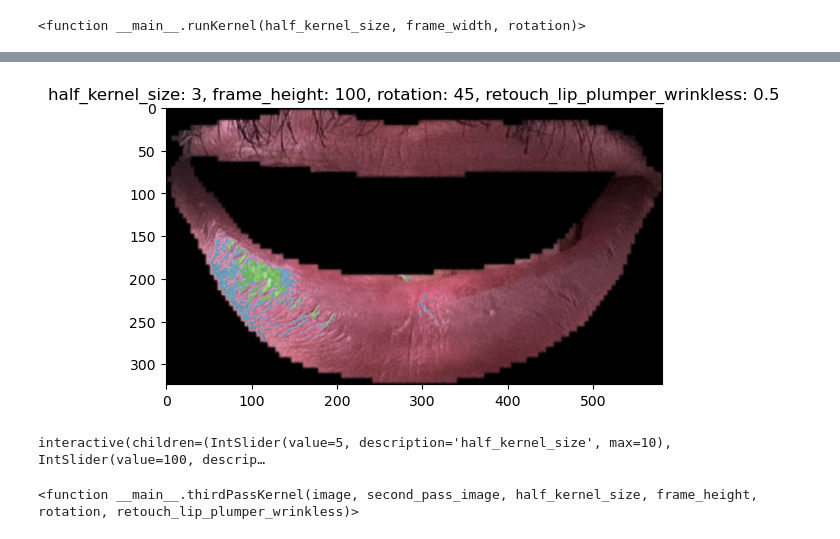
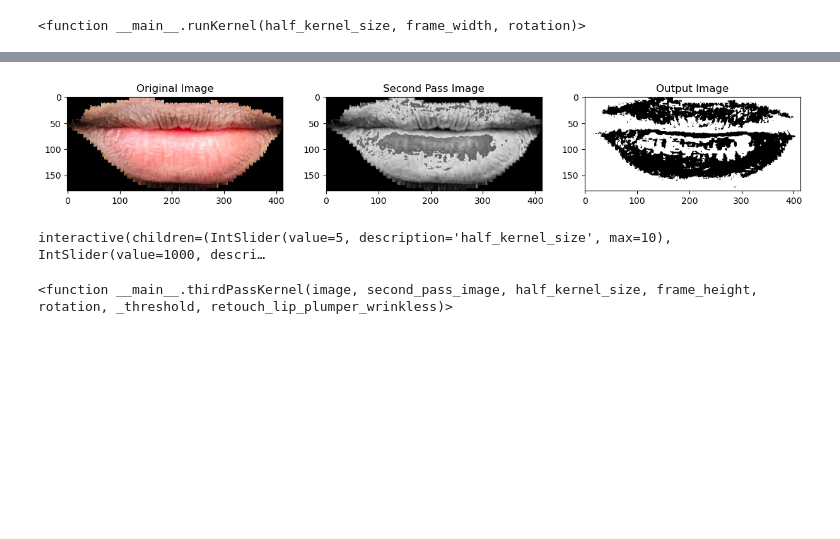
Before and after one commit to toufique-imam/blur-Detection-Haar-Wavelet, a Jupyter notebook: glsl/morph/test.ipynb, the cells around one changed output, grey strips where cells are left out. Saved outputs shown, nothing was run; the diff lists cells and outputs as text; code cells hidden in the pictures; blank space fills up the shorter version.

```diff
--- a/glsl/morph/test.ipynb
+++ b/glsl/morph/test.ipynb
@@ -61,7 +68,7 @@ def runKernel(half_kernel_size, frame_width, rotation):
                 gray = 0.299 * color[0] + 0.587 * color[1] + 0.114 * color[2]
                 max_of_y = max(gray, max_of_y)
                 min_of_y = min(gray, min_of_y)
-            outputImage[i, j] = [max_of_y, min_of_y, 0]
+            outputImage[i, j] = [min_of_y, max_of_y, 0]
     plt.imshow(outputImage[:, :, 0], cmap='gray')
     plt.title('half_kernel_size: {}, frame_width: {}, rotation: {}'.format(half_kernel_size, frame_width, rotation))
     # plt.imshow(outputImage)
@@ -147,9 +154,16 @@ def secondPassKernel(
             src_ycbcr[2] = avg_of_cr
             wrinkless_rgb = np.dot(YCbCrToRGB, src_ycbcr)
             outputImage[i, j] = wrinkless_rgb
-    plt.imshow(outputImage)
-    plt.title('half_kernel_size: {}, frame_width: {}, rotation: {}'.format(half_kernel_size, frame_width, rotation))
-    plt.show()
+
+    # show image and outputImage
+    fig, ax = plt.subplots(1, 2, figsize=(10, 5))
+    ax[0].imshow(image)
+    ax[0].set_title('Original Image')
+    ax[1].imshow(outputImage)
+    ax[1].set_title('Wrinkless Image')
+
+
+
     return outputImage
 # %%
 second_pass_image = secondPassKernel(image, first_pass_image, 3, 100, 45)
@@ -162,6 +176,7 @@ def thirdPassKernel(
     half_kernel_size,
     frame_height,
     rotation,
+    _threshold,
     retouch_lip_plumper_wrinkless):
 
     sample_step = 1.0 / frame_height
@@ -189,7 +204,27 @@ def thirdPassKernel(
             if diff_y < threshold:
                 smoothed_morph = src_dst
             outputImage[i, j] = mix(src_dst, smoothed_morph, retouch_lip_plumper_wrinkless)
-    plt.imshow(outputImage)
-    plt.title('half_kernel_size: {}, frame_height: {}, rotation: {}, retouch_lip_plumper_wrinkless: {}'.format(half_kernel_size, frame_height, rotation, retouch_lip_plumper_wrinkless))
+    # plot image, second pass image, and output image
+    fig, ax = plt.subplots(1, 3, figsize=(15, 5))
+    ax[0].imshow(image)
+    ax[0].set_title('Original Image')
+    _y = (outputImage[:, :, 2]).astype(np.float32)
+
+    ax[1].imshow(_y, cmap='gray')
+    ax[1].set_title('Second Pass Image')
+    # find unique values in _y
+    _y = _y / 255.0
+    _y = 1 - _y
+    # thresholding
+    _y[_y < _threshold] = 0
+    _y[_y >= _threshold] = 1
+    image = image.astype(np.float32)
+    # convert (x,y) to (x,y,3)
+    _y = np.stack((_y, _y, _y), axis=-1)
+
+    ax[2].imshow(_y)
+
+    ax[2].set_title('Output Image')
     plt.show()
-    # return outputImage
+
+    return outputImage
@@ -200,15 +231,16 @@ def thirdPassKernel(
 # %%
-output = thirdPassKernel(image, second_pass_image, 3, 100, 45, 0.5)
+output = thirdPassKernel(image, second_pass_image, 3, 100, 45, 0.5, 0.5)
 # %% [output]
-[figure, old version]
+[figure, new version]
 # %%
 interact(thirdPassKernel,
             image=fixed(image),
             second_pass_image=fixed(second_pass_image),
             half_kernel_size=widgets.IntSlider(min=0, max=10, step=1, value=5),
-            frame_height=widgets.IntSlider(min=1, max=100, step=1, value=100),
+            frame_height=widgets.IntSlider(min=1, max=1000, step=1, value=1000),
             rotation=widgets.IntSlider(min=0, max=180, step=1, value=0),
+            _threshold=widgets.FloatSlider(min=0, max=1, step=0.01, value=0.5),
             retouch_lip_plumper_wrinkless=widgets.FloatSlider(min=0, max=1, step=0.01, value=0.5))
 # %% [output]
-interactive(children=(IntSlider(value=5, description='half_kernel_size', max=10), IntSlider(value=100, descrip…
+interactive(children=(IntSlider(value=5, description='half_kernel_size', max=10), IntSlider(value=1000, descri…
-<function __main__.thirdPassKernel(image, second_pass_image, half_kernel_size, frame_height, rotation, retouch_lip_plumper_wrinkless)>
+<function __main__.thirdPassKernel(image, second_pass_image, half_kernel_size, frame_height, rotation, _threshold, retouch_lip_plumper_wrinkless)>
```
Also changed, not shown: parts of 9 cells of this notebook, 22 other files.
